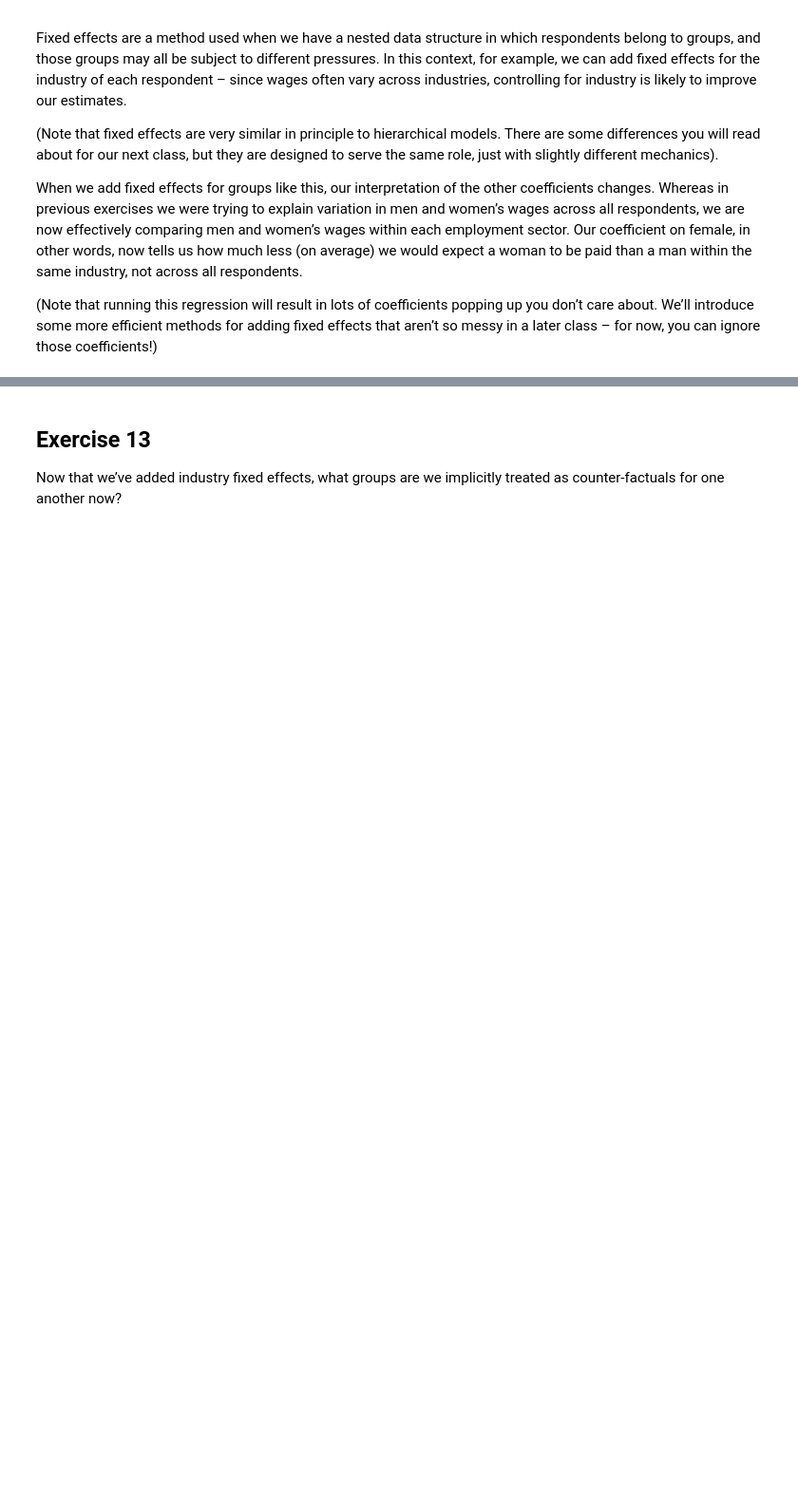
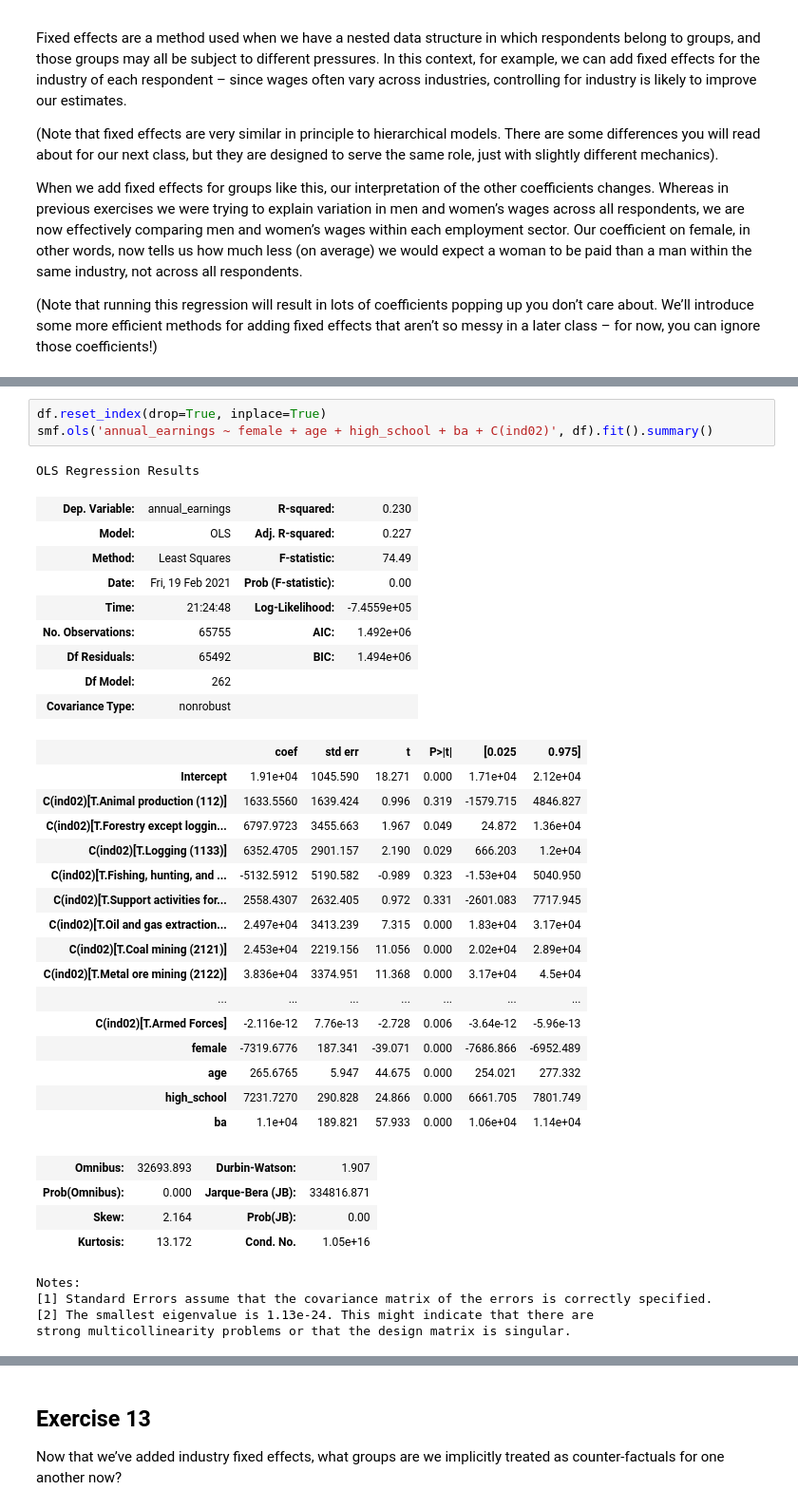
Before and after one commit to gamecicn/ids701_assignment, a Jupyter notebook: as3_discrimination.ipynb, the cells around one changed output, grey strips where cells are left out. Shown at 95% size. Saved outputs shown, nothing was run; the diff lists cells and outputs as text; blank space fills up the shorter version.

```diff
--- a/as3_discrimination.ipynb
+++ b/as3_discrimination.ipynb
@@ -213,0 +230,38 @@ When we add fixed effects for groups like this, our interpretation of the other
+# %%
+df.reset_index(drop=True, inplace=True)
+smf.ols('annual_earnings ~ female + age + high_school + ba + C(ind02)', df).fit().summary()
+# %% [output]
+OLS Regression Results
+| Dep. Variable: | annual_earnings | R-squared: | 0.230 |
+| Model: | OLS | Adj. R-squared: | 0.227 |
+| Method: | Least Squares | F-statistic: | 74.49 |
+| Date: | Fri, 19 Feb 2021 | Prob (F-statistic): | 0.00 |
+| Time: | 21:24:48 | Log-Likelihood: | -7.4559e+05 |
+| No. Observations: | 65755 | AIC: | 1.492e+06 |
+| Df Residuals: | 65492 | BIC: | 1.494e+06 |
+| Df Model: | 262 |  |  |
+| Covariance Type: | nonrobust |  |  |
+|  | coef | std err | t | P>|t| | [0.025 | 0.975] |
+| Intercept | 1.91e+04 | 1045.590 | 18.271 | 0.000 | 1.71e+04 | 2.12e+04 |
+| C(ind02)[T.Animal production (112)] | 1633.5560 | 1639.424 | 0.996 | 0.319 | -1579.715 | 4846.827 |
+| C(ind02)[T.Forestry except loggin... | 6797.9723 | 3455.663 | 1.967 | 0.049 | 24.872 | 1.36e+04 |
+| C(ind02)[T.Logging (1133)] | 6352.4705 | 2901.157 | 2.190 | 0.029 | 666.203 | 1.2e+04 |
+| C(ind02)[T.Fishing, hunting, and ... | -5132.5912 | 5190.582 | -0.989 | 0.323 | -1.53e+04 | 5040.950 |
+| C(ind02)[T.Support activities for... | 2558.4307 | 2632.405 | 0.972 | 0.331 | -2601.083 | 7717.945 |
+| C(ind02)[T.Oil and gas extraction... | 2.497e+04 | 3413.239 | 7.315 | 0.000 | 1.83e+04 | 3.17e+04 |
+| C(ind02)[T.Coal mining (2121)] | 2.453e+04 | 2219.156 | 11.056 | 0.000 | 2.02e+04 | 2.89e+04 |
+| C(ind02)[T.Metal ore mining (2122)] | 3.836e+04 | 3374.951 | 11.368 | 0.000 | 3.17e+04 | 4.5e+04 |
+| ... | ... | ... | ... | ... | ... | ... |
+| C(ind02)[T.Armed Forces] | -2.116e-12 | 7.76e-13 | -2.728 | 0.006 | -3.64e-12 | -5.96e-13 |
+| female | -7319.6776 | 187.341 | -39.071 | 0.000 | -7686.866 | -6952.489 |
+| age | 265.6765 | 5.947 | 44.675 | 0.000 | 254.021 | 277.332 |
+| high_school | 7231.7270 | 290.828 | 24.866 | 0.000 | 6661.705 | 7801.749 |
+| ba | 1.1e+04 | 189.821 | 57.933 | 0.000 | 1.06e+04 | 1.14e+04 |
+| Omnibus: | 32693.893 | Durbin-Watson: | 1.907 |
+| Prob(Omnibus): | 0.000 | Jarque-Bera (JB): | 334816.871 |
+| Skew: | 2.164 | Prob(JB): | 0.00 |
+| Kurtosis: | 13.172 | Cond. No. | 1.05e+16 |
+Notes:
+[1] Standard Errors assume that the covariance matrix of the errors is correctly specified.
+[2] The smallest eigenvalue is 1.13e-24. This might indicate that there are
+strong multicollinearity problems or that the design matrix is singular.
```
Also changed, not shown: parts of 13 cells of this notebook.
